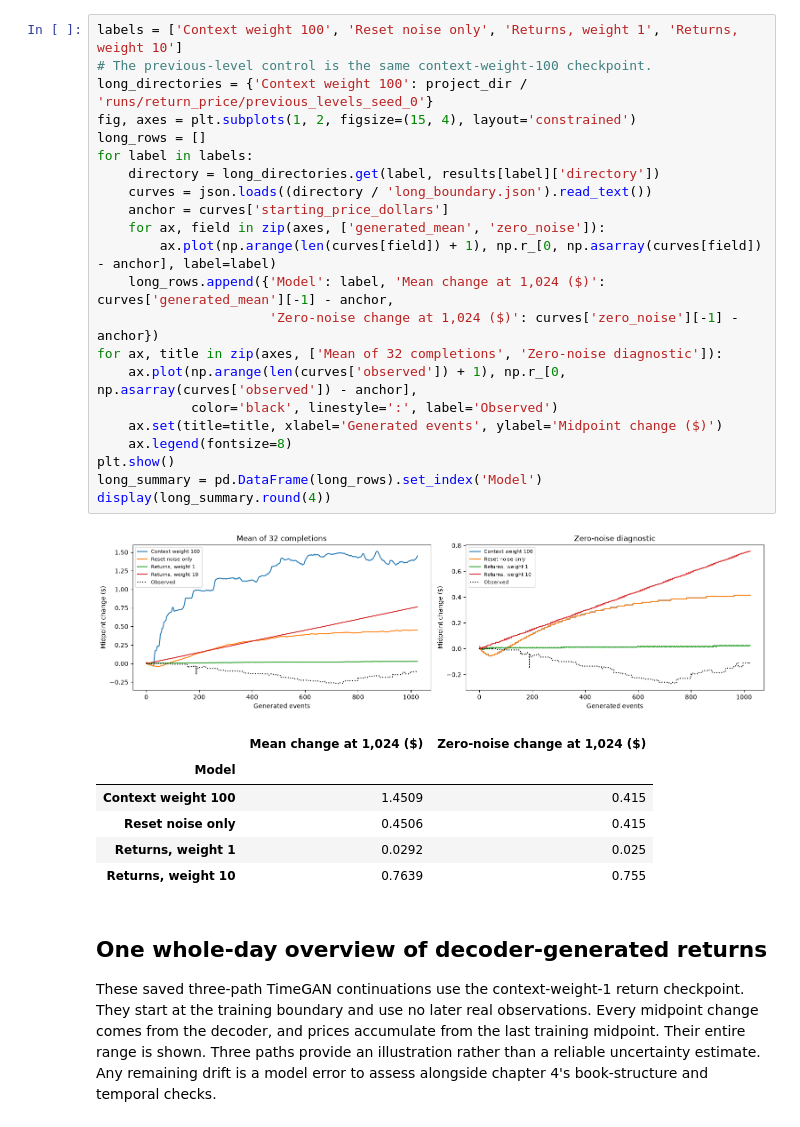
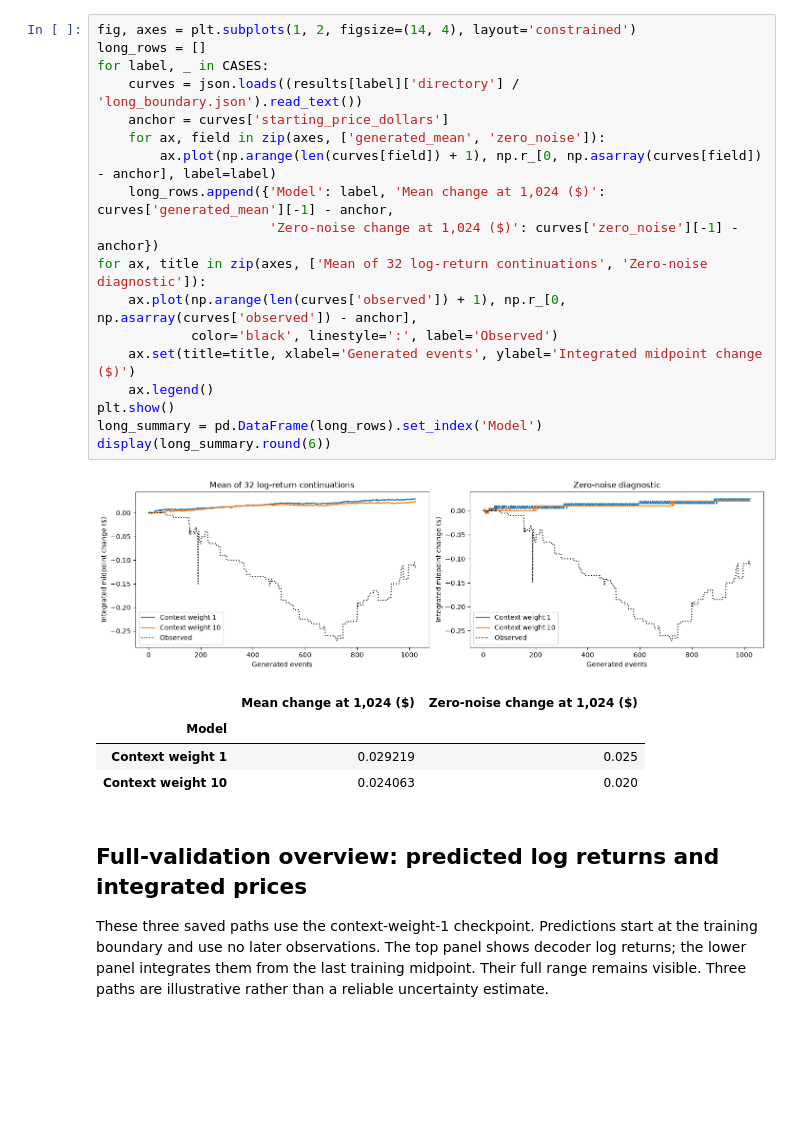
Before and after one commit to carsonalh/PatternAnalysis-2026, a Jupyter notebook: recognition/notebooks/lobster_timegan_return_dynamics.ipynb, the cells around one changed output. Cells and saved outputs as stored; diff of their text form; blank space fills up the shorter version.

```diff
--- a/recognition/notebooks/lobster_timegan_return_dynamics.ipynb
+++ b/recognition/notebooks/lobster_timegan_return_dynamics.ipynb
@@ -239,40 +170,32 @@ continuation horizon and must show that residual bias rather than hide it.
 # %%
-labels = ['Context weight 100', 'Reset noise only', 'Returns, weight 1', 'Returns, weight 10']
-# The previous-level control is the same context-weight-100 checkpoint.
-long_directories = {'Context weight 100': project_dir / 'runs/return_price/previous_levels_seed_0'}
-fig, axes = plt.subplots(1, 2, figsize=(15, 4), layout='constrained')
+fig, axes = plt.subplots(1, 2, figsize=(14, 4), layout='constrained')
 long_rows = []
-for label in labels:
-    directory = long_directories.get(label, results[label]['directory'])
-    curves = json.loads((directory / 'long_boundary.json').read_text())
+for label, _ in CASES:
+    curves = json.loads((results[label]['directory'] / 'long_boundary.json').read_text())
     anchor = curves['starting_price_dollars']
     for ax, field in zip(axes, ['generated_mean', 'zero_noise']):
         ax.plot(np.arange(len(curves[field]) + 1), np.r_[0, np.asarray(curves[field]) - anchor], label=label)
     long_rows.append({'Model': label, 'Mean change at 1,024 ($)': curves['generated_mean'][-1] - anchor,
                       'Zero-noise change at 1,024 ($)': curves['zero_noise'][-1] - anchor})
-for ax, title in zip(axes, ['Mean of 32 completions', 'Zero-noise diagnostic']):
+for ax, title in zip(axes, ['Mean of 32 log-return continuations', 'Zero-noise diagnostic']):
     ax.plot(np.arange(len(curves['observed']) + 1), np.r_[0, np.asarray(curves['observed']) - anchor],
             color='black', linestyle=':', label='Observed')
-    ax.set(title=title, xlabel='Generated events', ylabel='Midpoint change ($)')
-    ax.legend(fontsize=8)
+    ax.set(title=title, xlabel='Generated events', ylabel='Integrated midpoint change ($)')
+    ax.legend()
 plt.show()
 long_summary = pd.DataFrame(long_rows).set_index('Model')
-display(long_summary.round(4))
+display(long_summary.round(6))
 # %% [output]
-[figure, old version]
+[figure, new version]
 |  | Mean change at 1,024 ($) | Zero-noise change at 1,024 ($) |
 | Model |  |  |
-| Context weight 100 | 1.4509 | 0.415 |
-| Reset noise only | 0.4506 | 0.415 |
-| Returns, weight 1 | 0.0292 | 0.025 |
-| Returns, weight 10 | 0.7639 | 0.755 |
+| Context weight 1 | 0.029219 | 0.025 |
+| Context weight 10 | 0.024063 | 0.020 |
 # %% [markdown]
-## One whole-day overview of decoder-generated returns
+## Full-validation overview: predicted log returns and integrated prices
 
-These saved three-path TimeGAN continuations use the context-weight-1 return checkpoint.
-They start at the training boundary and use no later real observations. Every midpoint
-change comes from the decoder, and prices accumulate from the last training midpoint.
-Their entire range is shown. Three paths provide an illustration rather than a reliable
-uncertainty estimate. Any remaining drift is a model error to assess alongside chapter 4's
-book-structure and temporal checks.
+These three saved paths use the context-weight-1 checkpoint. Predictions start at the
+training boundary and use no later observations. The top panel shows decoder log returns;
+the lower panel integrates them from the last training midpoint. Their full range remains
+visible. Three paths are illustrative rather than a reliable uncertainty estimate.
 # %%
```
Also changed, not shown: parts of 10 cells of this notebook, 13 other files.
